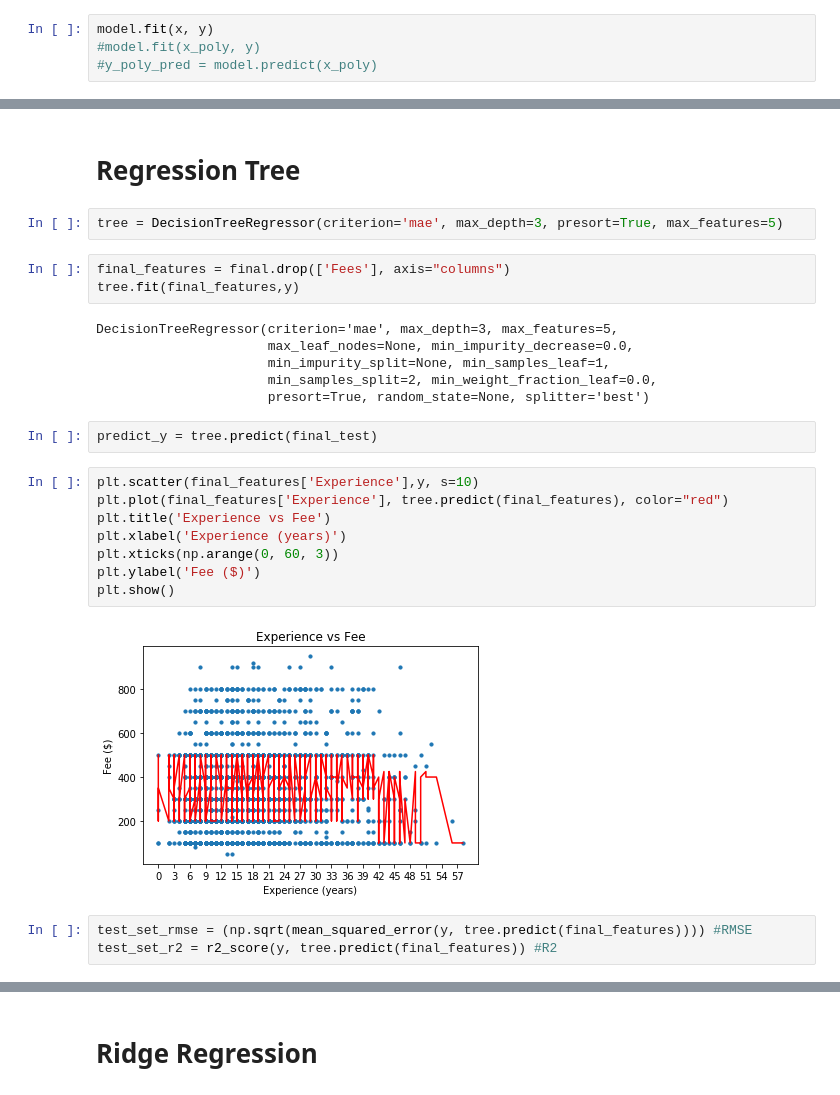
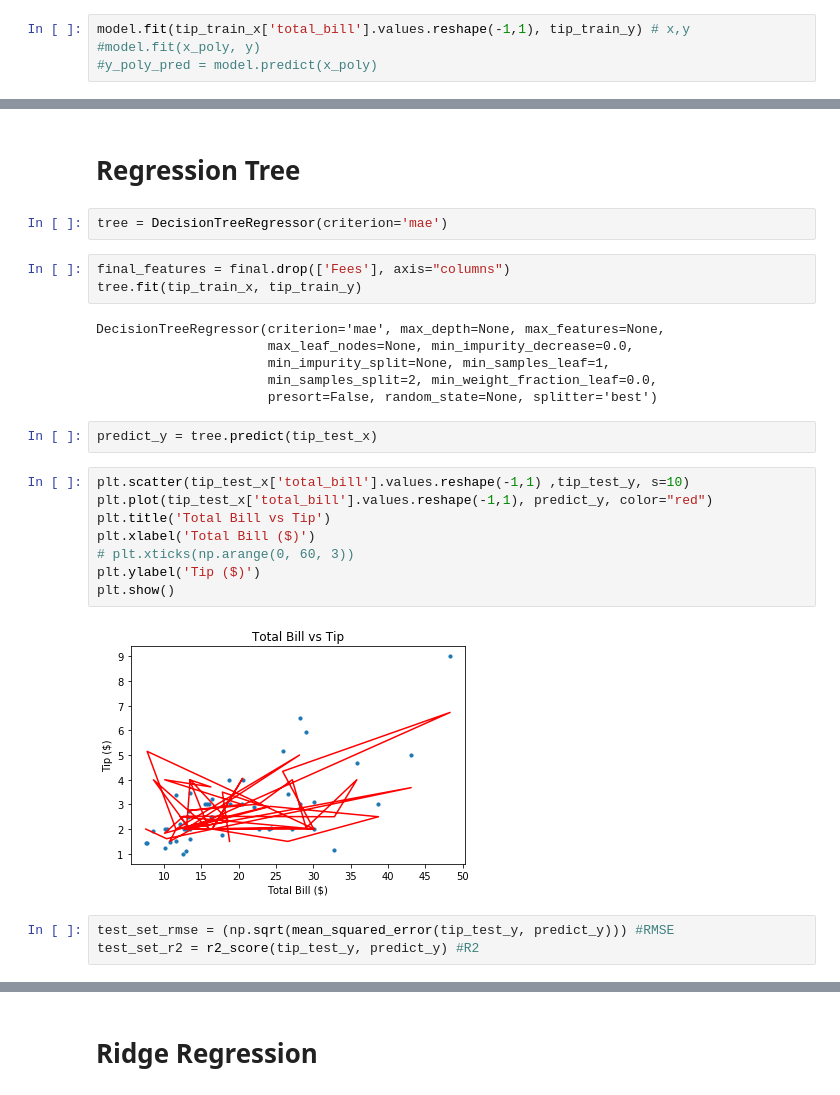
Before and after one commit to velitchko/machine-learning, a Jupyter notebook: assignment_1/ML Assignment 1.ipynb, the cells around one changed output, grey strips where cells are left out. Cells and saved outputs as stored; diff of their text form.

```diff
--- a/assignment_1/ML Assignment 1.ipynb
+++ b/assignment_1/ML Assignment 1.ipynb
@@ -117,7 +185,7 @@ model = LinearRegression() #Linear Regression model
 polynomial_features = PolynomialFeatures(degree=5)
 x_poly = polynomial_features.fit_transform(x)
 # %%
-model.fit(x, y)
+model.fit(tip_train_x['total_bill'].values.reshape(-1,1), tip_train_y) # x,y
 #model.fit(x_poly, y)
 #y_poly_pred = model.predict(x_poly)
 # %% [output]
@@ -153,31 +234,31 @@ test_set_r2
 # %% [markdown]
 # Regression Tree
 # %%
-tree = DecisionTreeRegressor(criterion='mae', max_depth=3, presort=True, max_features=5)
+tree = DecisionTreeRegressor(criterion='mae')
 # %%
 final_features = final.drop(['Fees'], axis="columns")
-tree.fit(final_features,y)
+tree.fit(tip_train_x, tip_train_y)
 # %% [output]
-DecisionTreeRegressor(criterion='mae', max_depth=3, max_features=5,
+DecisionTreeRegressor(criterion='mae', max_depth=None, max_features=None,
                       max_leaf_nodes=None, min_impurity_decrease=0.0,
                       min_impurity_split=None, min_samples_leaf=1,
                       min_samples_split=2, min_weight_fraction_leaf=0.0,
-                      presort=True, random_state=None, splitter='best')
+                      presort=False, random_state=None, splitter='best')
 # %%
-predict_y = tree.predict(final_test)
+predict_y = tree.predict(tip_test_x)
 # %%
-plt.scatter(final_features['Experience'],y, s=10)
-plt.plot(final_features['Experience'], tree.predict(final_features), color="red")
-plt.title('Experience vs Fee')
-plt.xlabel('Experience (years)')
-plt.xticks(np.arange(0, 60, 3))
-plt.ylabel('Fee ($)')
+plt.scatter(tip_test_x['total_bill'].values.reshape(-1,1) ,tip_test_y, s=10)
+plt.plot(tip_test_x['total_bill'].values.reshape(-1,1), predict_y, color="red")
+plt.title('Total Bill vs Tip')
+plt.xlabel('Total Bill ($)')
+# plt.xticks(np.arange(0, 60, 3))
+plt.ylabel('Tip ($)')
 plt.show()
 # %% [output]
-[figure, old version]
+[figure, new version]
 # %%
-test_set_rmse = (np.sqrt(mean_squared_error(y, tree.predict(final_features)))) #RMSE
-test_set_r2 = r2_score(y, tree.predict(final_features)) #R2
+test_set_rmse = (np.sqrt(mean_squared_error(tip_test_y, predict_y))) #RMSE
+test_set_r2 = r2_score(tip_test_y, predict_y) #R2
 # %%
 test_set_rmse
 # %% [output]
```
Also changed, not shown: parts of 31 cells of this notebook.
